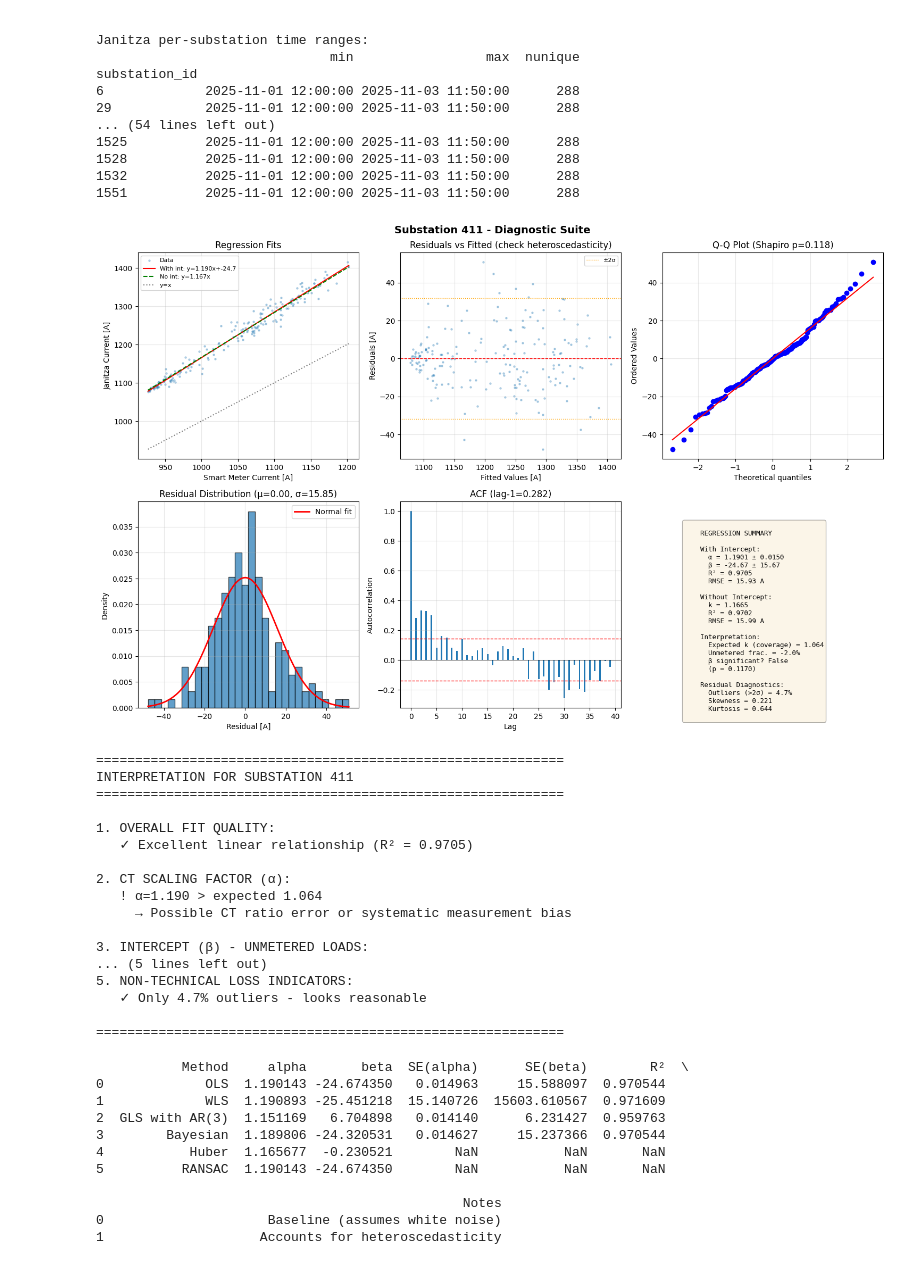
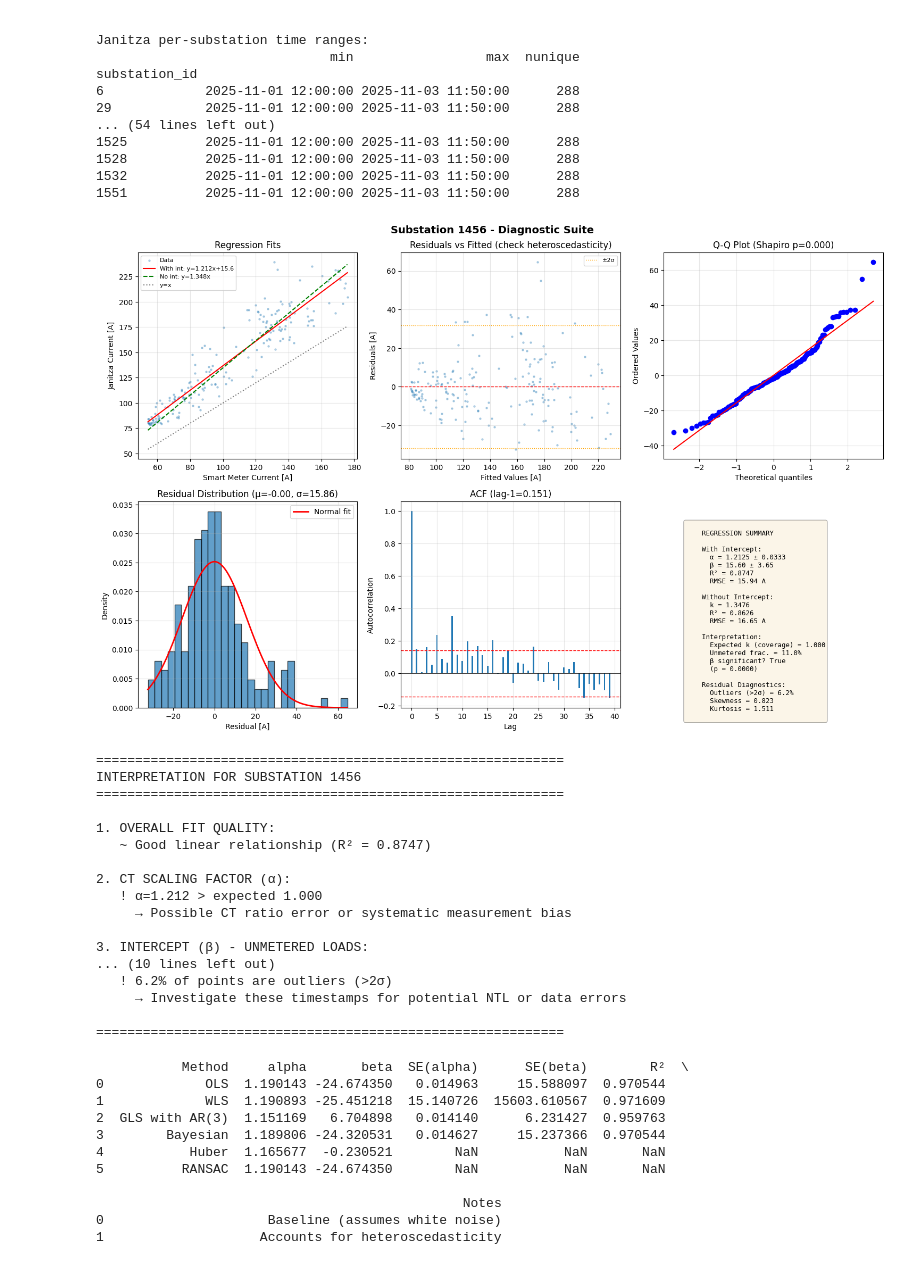
Before and after one commit to MindisBlank/Jasonaq_thesis, a Jupyter notebook: notebooks/ct_ratio_issue.ipynb, the cells around one changed output. Saved outputs shown, nothing was run; the diff lists cells and outputs as text; code cells hidden in the pictures.

```diff
--- a/notebooks/ct_ratio_issue.ipynb
+++ b/notebooks/ct_ratio_issue.ipynb
@@ -1793,52 +1793,52 @@ def interpret_results(results: Dict, sid: int):
         print(f"   ✓ β = {beta:.1f} A is not significant - most load is metered")
 
     # 4. Residual patterns
     print("\n4. RESIDUAL ANALYSIS:")
     acf = results['residual_diagnostics']['acf_lag1']
     if abs(acf) > 0.3:
         print(f"   ! High autocorrelation (ρ₁={acf:.3f}) - residuals are 'colored'")
         print(f"     → Suggests systematic time-varying error (NTL? measurement drift?)")
     else:
         print(f"   ✓ Low autocorrelation (ρ₁={acf:.3f}) - residuals appear random")
 
     shapiro_p = results['residual_diagnostics']['shapiro_p']
     if shapiro_p < 0.05:
         print(f"   ! Non-normal residuals (Shapiro p={shapiro_p:.4f})")
         print(f"     → May indicate outliers, NTL events, or model mis-specification")
 
     # 5. NTL indicators
     print("\n5. NON-TECHNICAL LOSS INDICATORS:")
     frac_outliers = results['ntl_indicators']['frac_outliers']
     if frac_outliers > 0.05:
         print(f"   ! {frac_outliers:.1%} of points are outliers (>2σ)")
         print(f"     → Investigate these timestamps for potential NTL or data errors")
     else:
         print(f"   ✓ Only {frac_outliers:.1%} outliers - looks reasonable")
 
     print(f"\n{'='*60}\n")
 
 
 # Example usage:
-results = advanced_regression_analysis(df_merged, 411)
-plot_diagnostic_suite(results, 411)
-interpret_results(results, 411)
+results = advanced_regression_analysis(df_merged, 1456)
+plot_diagnostic_suite(results, 1456)
+interpret_results(results, 1456)
 # %% [output]
-[figure, old version]
+[figure, new version]
 ============================================================
-INTERPRETATION FOR SUBSTATION 411
+INTERPRETATION FOR SUBSTATION 1456
 ============================================================
 
 1. OVERALL FIT QUALITY:
-   ✓ Excellent linear relationship (R² = 0.9705)
+   ~ Good linear relationship (R² = 0.8747)
 
 2. CT SCALING FACTOR (α):
-   ! α=1.190 > expected 1.064
+   ! α=1.212 > expected 1.000
      → Possible CT ratio error or systematic measurement bias
 
 3. INTERCEPT (β) - UNMETERED LOADS:
-... (5 lines left out)
-5. NON-TECHNICAL LOSS INDICATORS:
-   ✓ Only 4.7% outliers - looks reasonable
+... (10 lines left out)
+   ! 6.2% of points are outliers (>2σ)
+     → Investigate these timestamps for potential NTL or data errors
 
 ============================================================
 # %%
```
Also changed, not shown: parts of 2 cells of this notebook, 1 other file.
